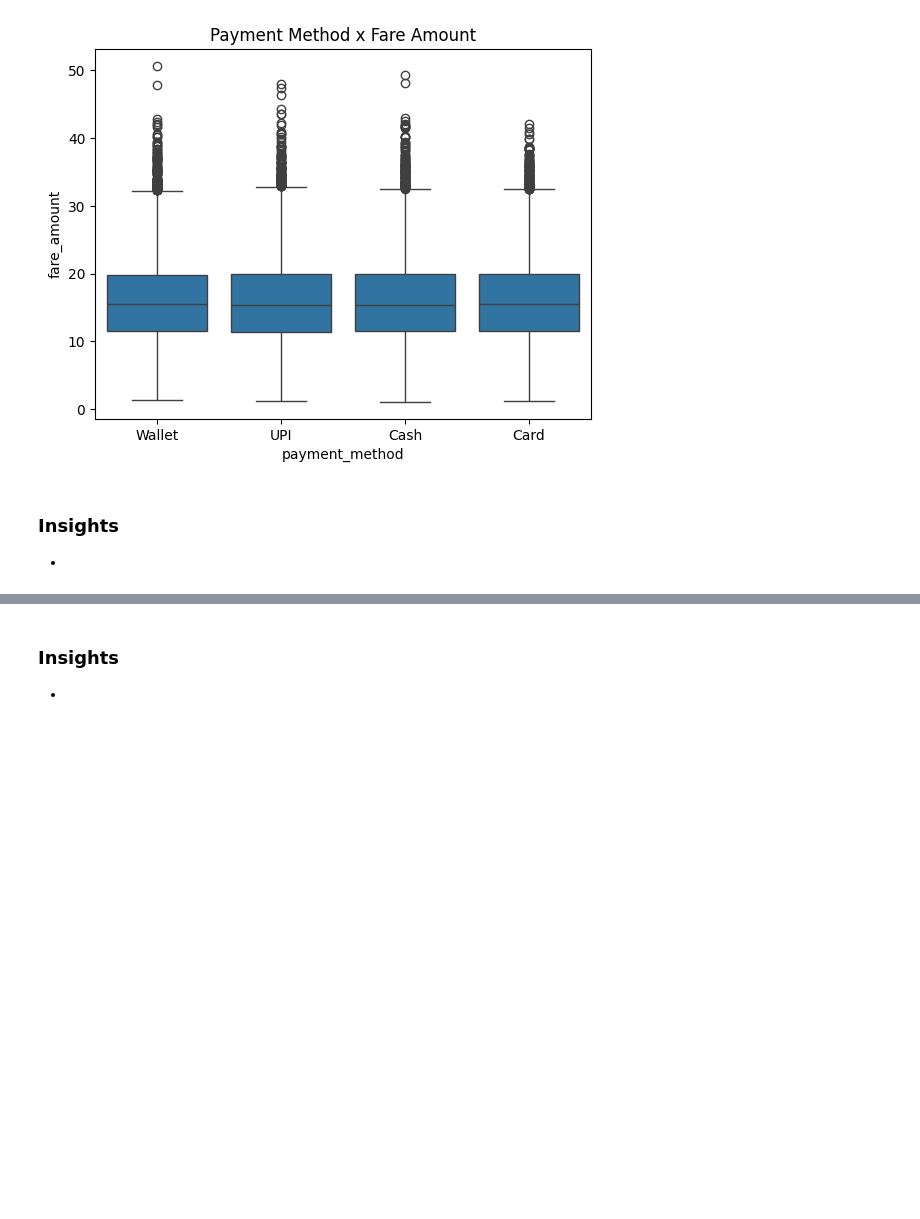
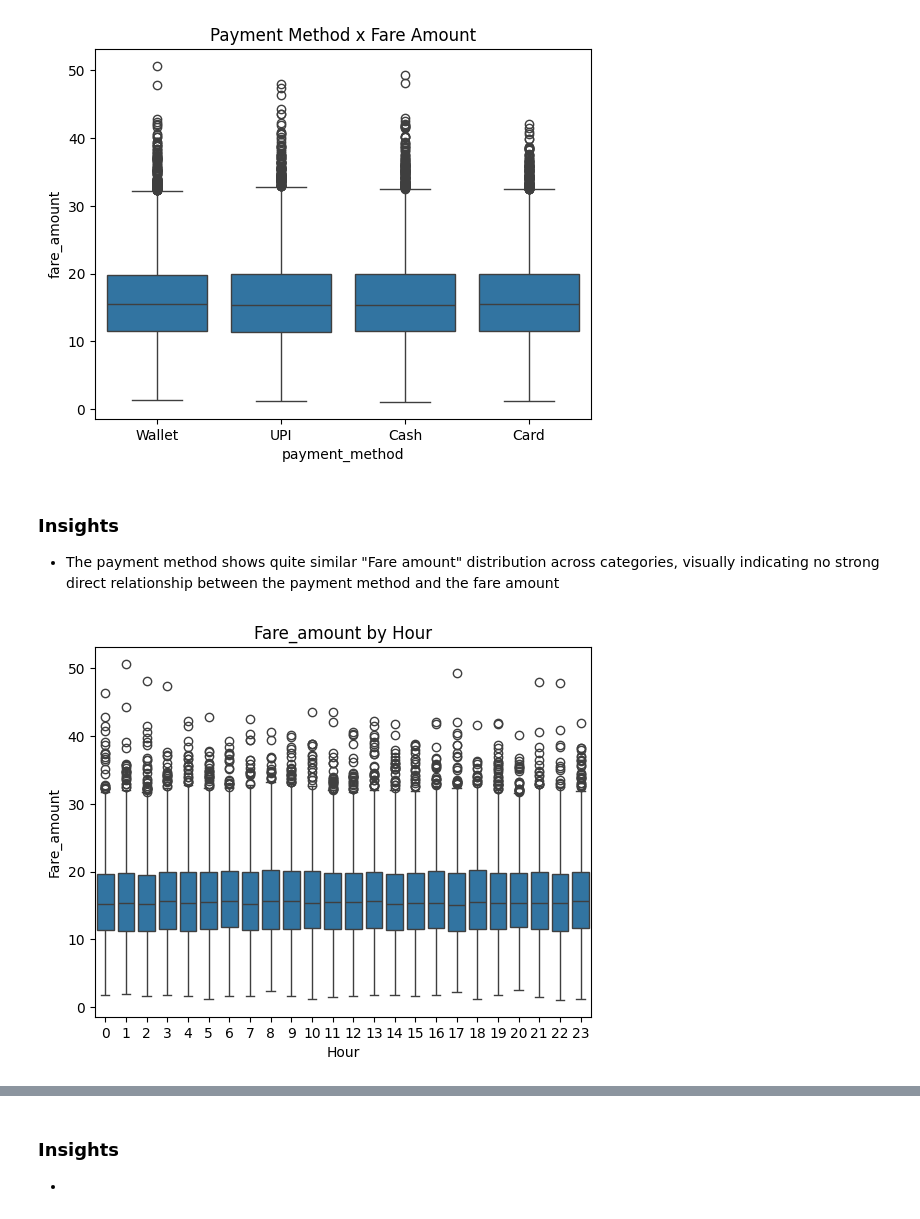
Before and after one commit to SJ-Santos/EndToEndMLProject, a Jupyter notebook: notebook/EDA.ipynb, the cells around one changed output, grey strips where cells are left out. Cells and saved outputs as stored; diff of their text form; code cells hidden in the pictures; blank space fills up the shorter version.

Commit message:
visualization update

```diff
--- a/notebook/EDA.ipynb
+++ b/notebook/EDA.ipynb
@@ -419,4 +423,13 @@ plt.show()
 [figure]
 # %% [markdown]
 ### Insights
-*
+* The payment method shows quite similar "Fare amount" distribution across categories, visually indicating no strong direct relationship between the payment method and the fare amount
+# %%
+sns.boxplot(data=df,x="pickup_hour",y='fare_amount')
+
+plt.title("Fare_amount by Hour")
+plt.xlabel("Hour")
+plt.ylabel("Fare_amount")
+plt.show()
+# %% [output]
+[figure, added]
```
Also changed, not shown: parts of 16 cells of this notebook, 1 other file.
